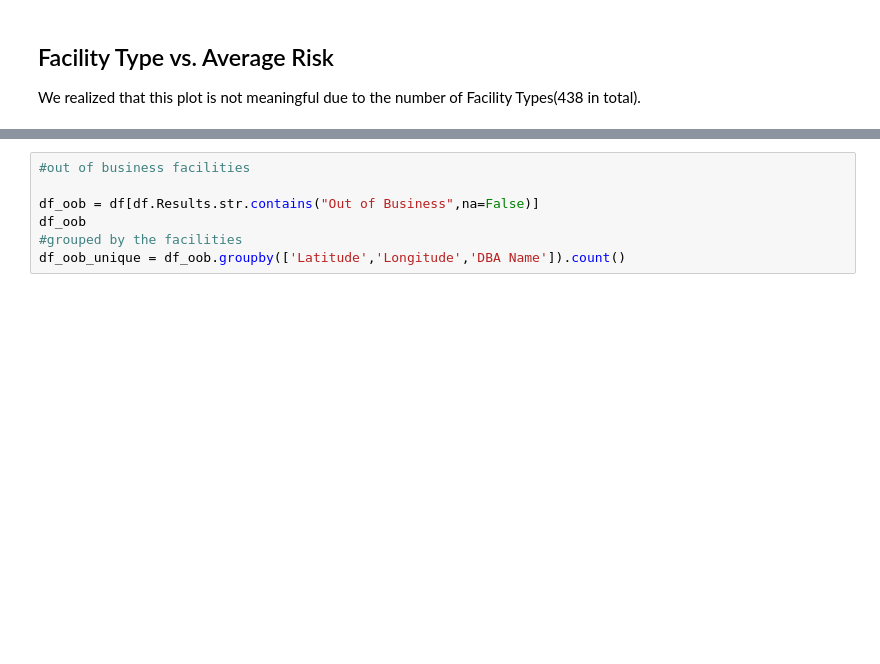
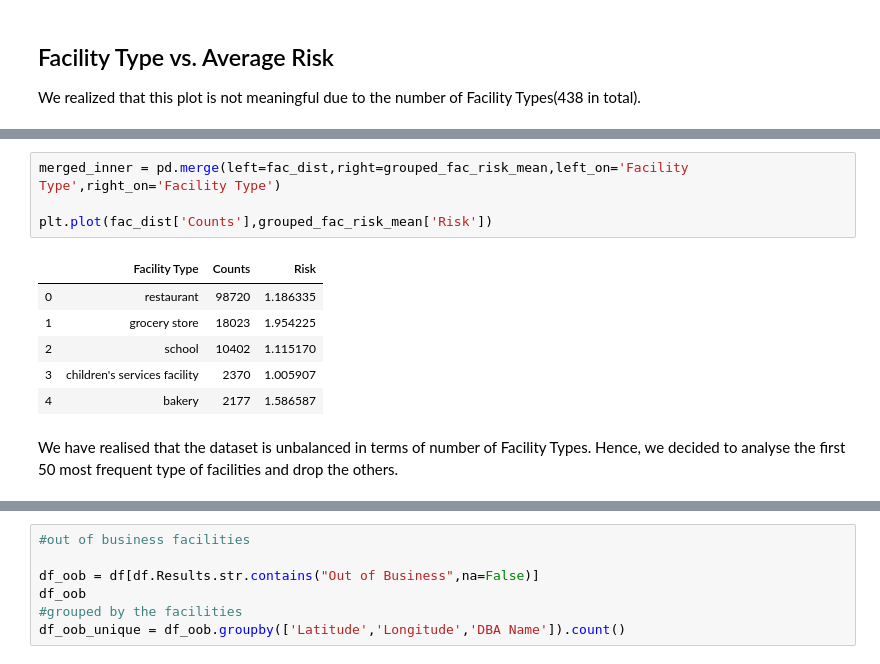
Before and after one commit to RubinDaija/epfl-ada-2019-project, a Jupyter notebook: project.ipynb, the cells around one changed output, grey strips where cells are left out. Saved outputs shown, nothing was run; the diff lists cells and outputs as text; blank space fills up the shorter version.

```diff
--- a/project.ipynb
+++ b/project.ipynb
@@ -87,0 +128,14 @@ Name: Unnamed: 0, Length: 438, dtype: int64
+# %%
+merged_inner = pd.merge(left=fac_dist,right=grouped_fac_risk_mean,left_on='Facility Type',right_on='Facility Type')
+
+plt.plot(fac_dist['Counts'],grouped_fac_risk_mean['Risk'])
+# %% [output]
+|  | Facility Type | Counts | Risk |
+| 0 | restaurant | 98720 | 1.186335 |
+| 1 | grocery store | 18023 | 1.954225 |
+| 2 | school | 10402 | 1.115170 |
+| 3 | children's services facility | 2370 | 1.005907 |
+| 4 | bakery | 2177 | 1.586587 |
+# %% [markdown]
+
+We have realised that the dataset is unbalanced in terms of number of Facility Types. Hence, we decided to analyse the first 50 most frequent type of facilities and drop the others.
```
Also changed, not shown: parts of 16 cells of this notebook.
